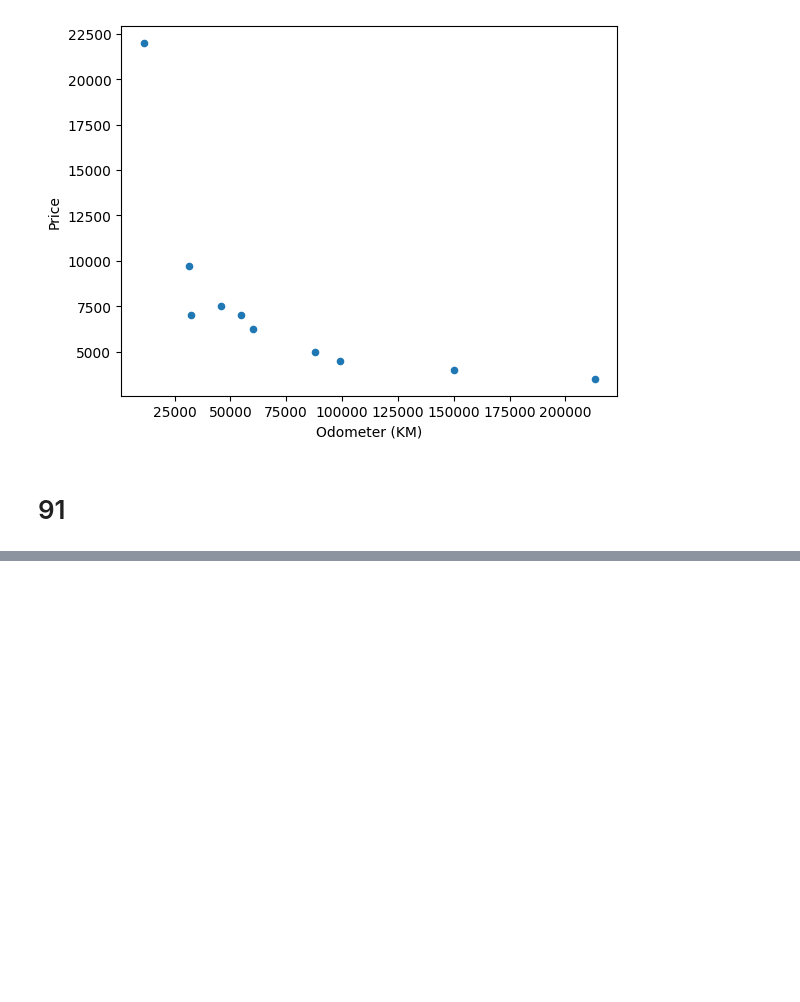
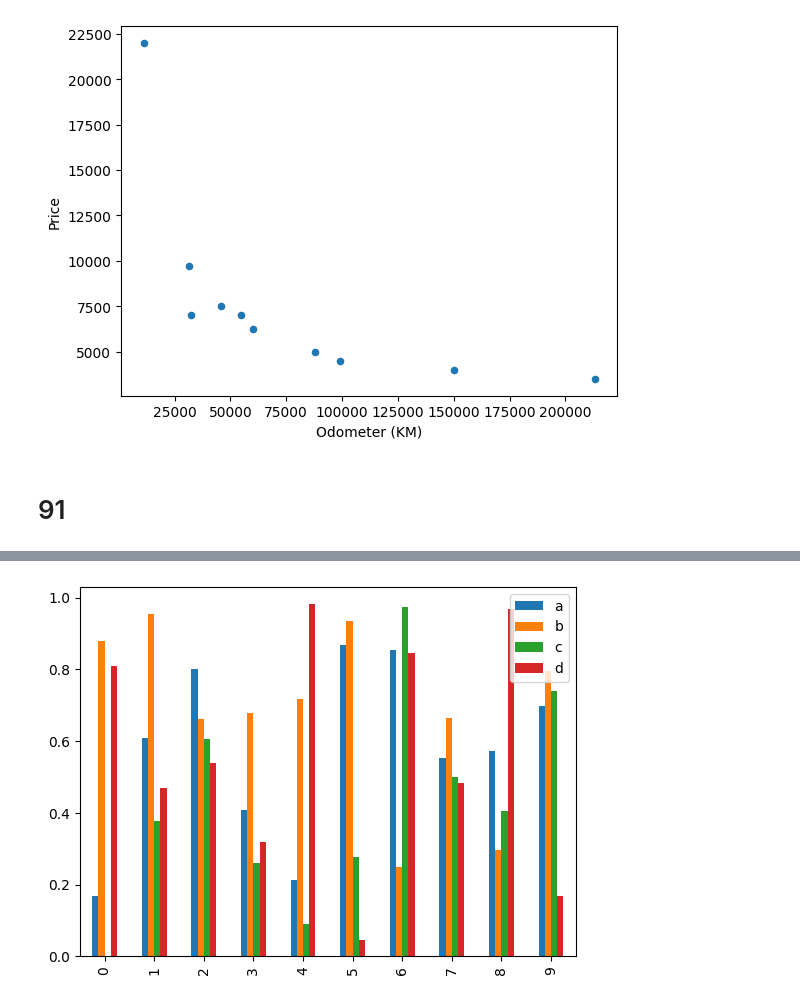
Before and after one commit to roopeshkp34/ML, a Jupyter notebook: ml_course/tutorials/matplot_lib.ipynb, the cells around one changed output, grey strips where cells are left out. Saved outputs shown, nothing was run; the diff lists cells and outputs as text; code cells hidden in the pictures; blank space fills up the shorter version.

```diff
--- a/ml_course/tutorials/matplot_lib.ipynb
+++ b/ml_course/tutorials/matplot_lib.ipynb
@@ -276,0 +301,4 @@ car_sales.plot(x="Odometer (KM)", y="Price", kind="scatter");
+# %%
+df.plot(kind="bar");
+# %% [output]
+[figure, added]
```
Also changed, not shown: parts of 23 cells of this notebook, 2 other files.
